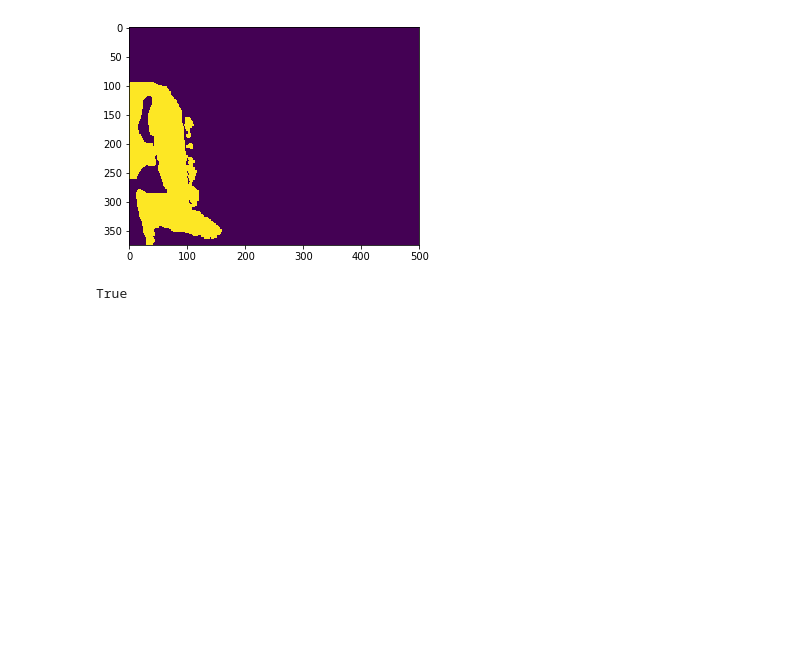
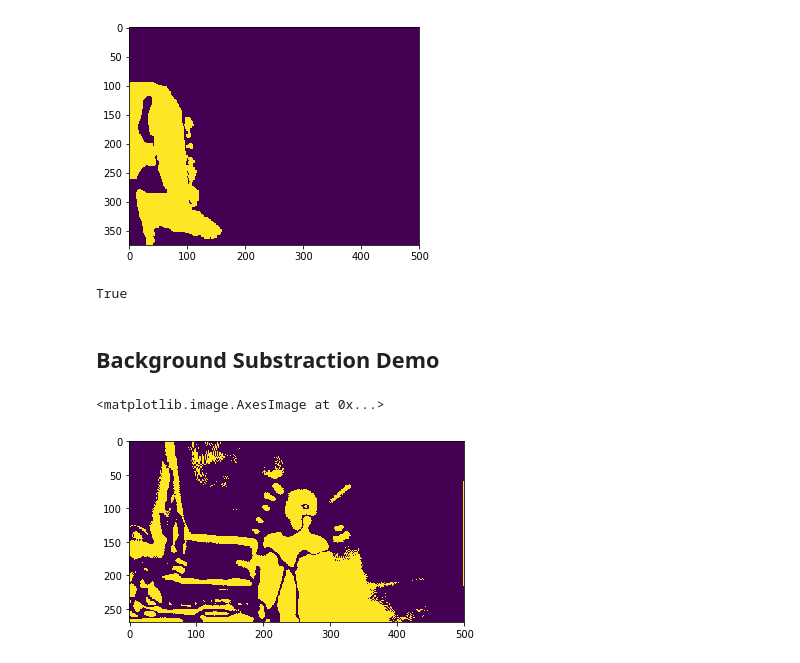
Before and after one commit to ian-whitestone/rpi-security-system, a Jupyter notebook: analysis/analysis.ipynb, the cells around one changed output. Saved outputs shown, nothing was run; the diff lists cells and outputs as text; code cells hidden in the pictures; blank space fills up the shorter version.

```diff
--- a/analysis/analysis.ipynb
+++ b/analysis/analysis.ipynb
@@ -145,3 +272,30 @@ plt.imshow(oth_data['frame_delta'])
 cv2.imwrite('oth.jpg', oth_data['frame'])
 # %% [output]
 True
+# %% [markdown]
+## Background Substraction Demo
+# %%
+frame1 = cv2.imread('background.png')
+frame2 = cv2.imread('person.png')
+# %%
+frame = imutils.resize(frame1, height=270)
+gray = cv2.cvtColor(frame, cv2.COLOR_BGR2GRAY)
+avg = cv2.GaussianBlur(gray, (21, 21), 0).astype("float")
+avg = np.insert(avg, 499, 60, axis=1)
+# %%
+frame = imutils.resize(frame2, height=270)
+gray = cv2.cvtColor(frame, cv2.COLOR_BGR2GRAY)
+gray_blur = cv2.GaussianBlur(gray, (21, 21), 0)
+
+
+frame_delta = cv2.absdiff(gray_blur, cv2.convertScaleAbs(avg))
+
+thresh = cv2.threshold(frame_delta, 5, 255, cv2.THRESH_BINARY)[1]
+dilated = cv2.dilate(thresh, None, iterations=2)
+contours = cv2.findContours(dilated.copy(), cv2.RETR_EXTERNAL,
+                                cv2.CHAIN_APPROX_SIMPLE)
+# %%
+plt.imshow(thresh)
+# %% [output]
+<matplotlib.image.AxesImage at 0x...>
+[figure, added]
```
Also changed, not shown: parts of 26 cells of this notebook, 2 other files.
